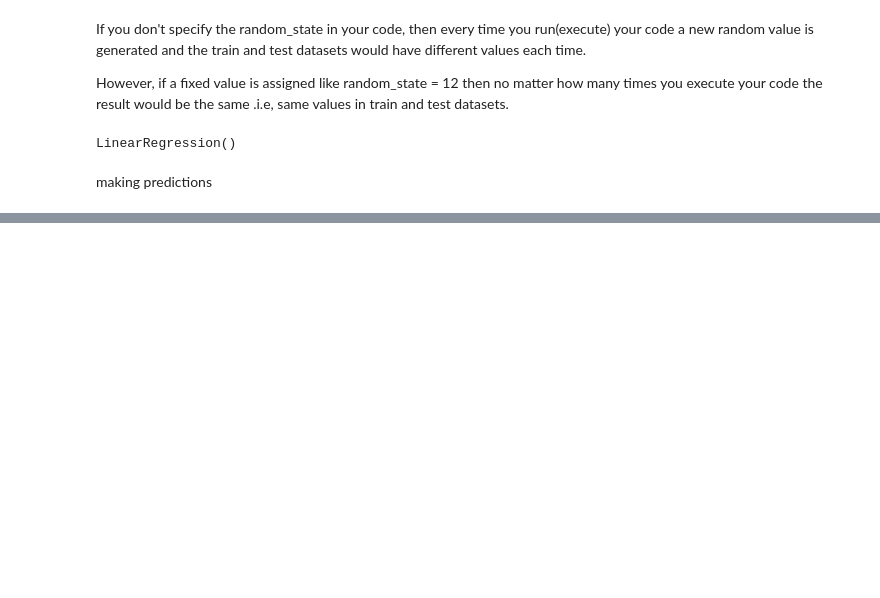
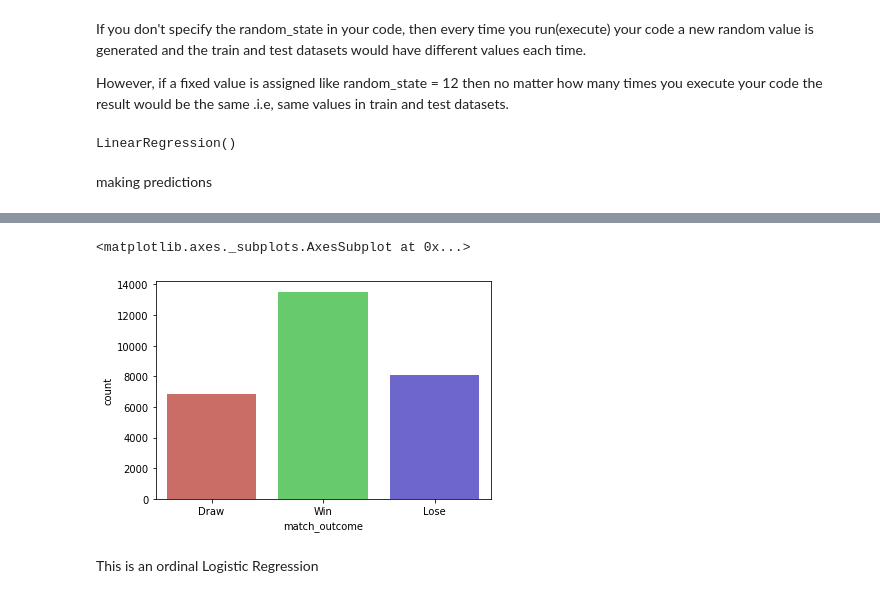
Before and after one commit to hellen2021/Football-Analysis-Mchezopesa-Limited, a Jupyter notebook: Supervised_Learning_Regression_week1_IP_Core_Module2_15_04_2022_Hellen_Cheptoo.ipynb, the cells around one changed output, grey strips where cells are left out. Saved outputs shown, nothing was run; the diff lists cells and outputs as text; code cells hidden in the pictures; blank space fills up the shorter version.

```diff
--- a/Supervised_Learning_Regression_week1_IP_Core_Module2_15_04_2022_Hellen_Cheptoo.ipynb
+++ b/Supervised_Learning_Regression_week1_IP_Core_Module2_15_04_2022_Hellen_Cheptoo.ipynb
@@ -616,0 +830,8 @@ The RMSE score for the model :  1.3935208689818825
+# %%
+# Checking our target variable
+sns.countplot(x='match_outcome',data=football_df, palette='hls')
+# %% [output]
+<matplotlib.axes._subplots.AxesSubplot at 0x...>
+[figure, added]
+# %% [markdown]
+This is an ordinal Logistic Regression
```
Also changed, not shown: parts of 40 cells of this notebook.
